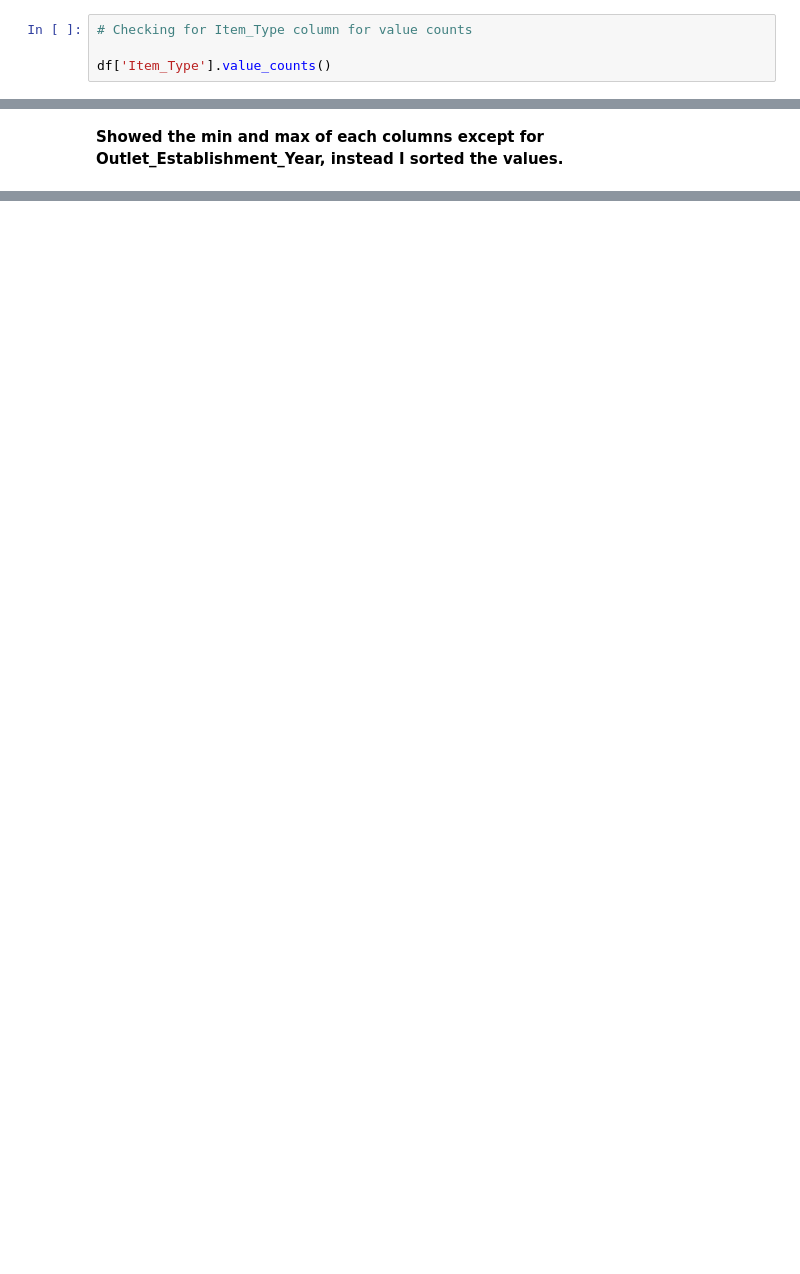
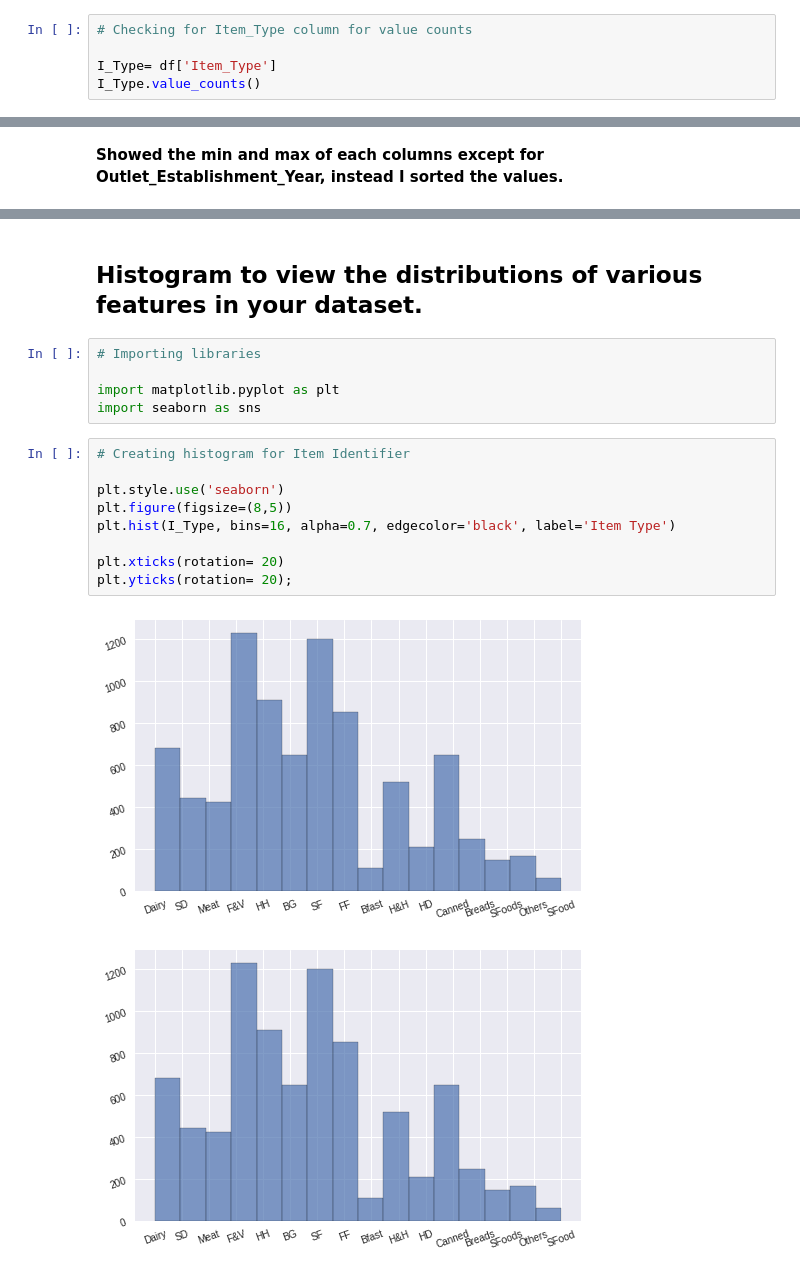
Before and after one commit to amltago/sales_prediction, a Jupyter notebook: Sales.ipynb, the cells around one changed output, grey strips where cells are left out. Saved outputs shown, nothing was run; the diff lists cells and outputs as text; blank space fills up the shorter version.

```diff
--- a/Sales.ipynb
+++ b/Sales.ipynb
@@ -337,7 +435,8 @@ Name: Item_Fat_Content, dtype: int64
 # %%
 # Checking for Item_Type column for value counts
 
-df['Item_Type'].value_counts()
+I_Type= df['Item_Type']
+I_Type.value_counts()
 # %% [output]
 Fruits and Vegetables    1232
 Snack Foods              1200
@@ -444,0 +624,19 @@ Max 13086.9648
+# %% [markdown]
+## Histogram to view the distributions of various features in your dataset.
+# %%
+# Importing libraries
+
+import matplotlib.pyplot as plt
+import seaborn as sns
+# %%
+# Creating histogram for Item Identifier
+
+plt.style.use('seaborn')
+plt.figure(figsize=(8,5))
+plt.hist(I_Type, bins=16, alpha=0.7, edgecolor='black', label='Item Type')
+
+plt.xticks(rotation= 20)
+plt.yticks(rotation= 20);
+# %% [output]
+[figure, added]
+[figure, added]
```
Also changed, not shown: parts of 36 cells of this notebook.
